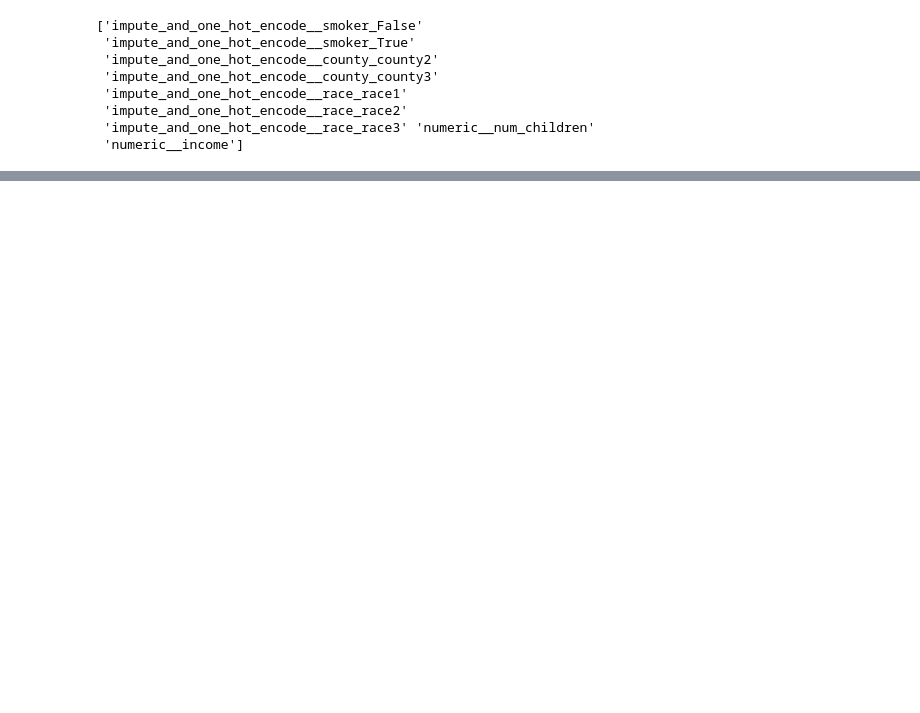
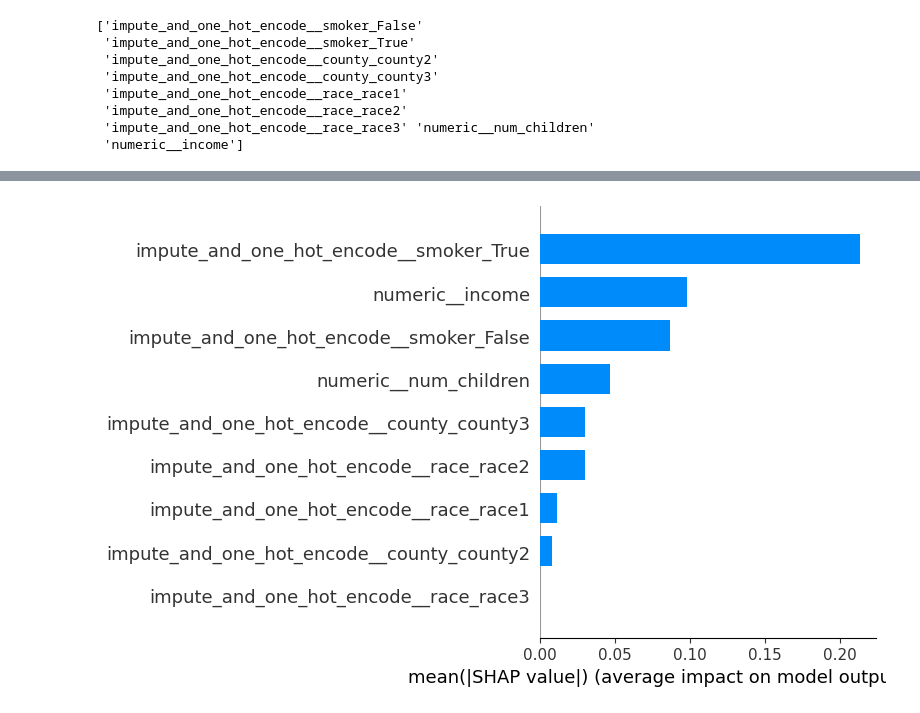
Before and after one commit to PiStefania/mlinspect, a Jupyter notebook: features/explainability/examples/shap/inspection.ipynb, the cells around one changed output, grey strips where cells are left out. Cells and saved outputs as stored; diff of their text form; code cells hidden in the pictures; blank space fills up the shorter version.

Commit message:
apply explainer inspection to almost all methods

```diff
--- a/features/explainability/examples/shap/inspection.ipynb
+++ b/features/explainability/examples/shap/inspection.ipynb
@@ -160,0 +109,12 @@ inspection_result[ExplainabilityMethodsEnum.SHAP]["results"]
+# %%
+import shap
+shap.initjs()
+
+explainer = inspection_result[ExplainabilityMethodsEnum.SHAP]["explainer"]
+shap_values = inspection_result[ExplainabilityMethodsEnum.SHAP]["results"]
+shap.force_plot(
+    explainer.expected_value,
+    shap_values,
+    X_t_test[:2],
+    feature_names=featurisation.get_feature_names_out(),
+)
@@ -160,0 +124,9 @@ inspection_result[ExplainabilityMethodsEnum.SHAP]["results"]
+# %%
+shap.summary_plot(
+    shap_values,
+    X_t_test[:1],
+    feature_names=featurisation.get_feature_names_out(),
+    plot_type="bar",
+)
+# %% [output]
+[figure, added]
```
Also changed, not shown: parts of 11 cells of this notebook, 8 other files.
